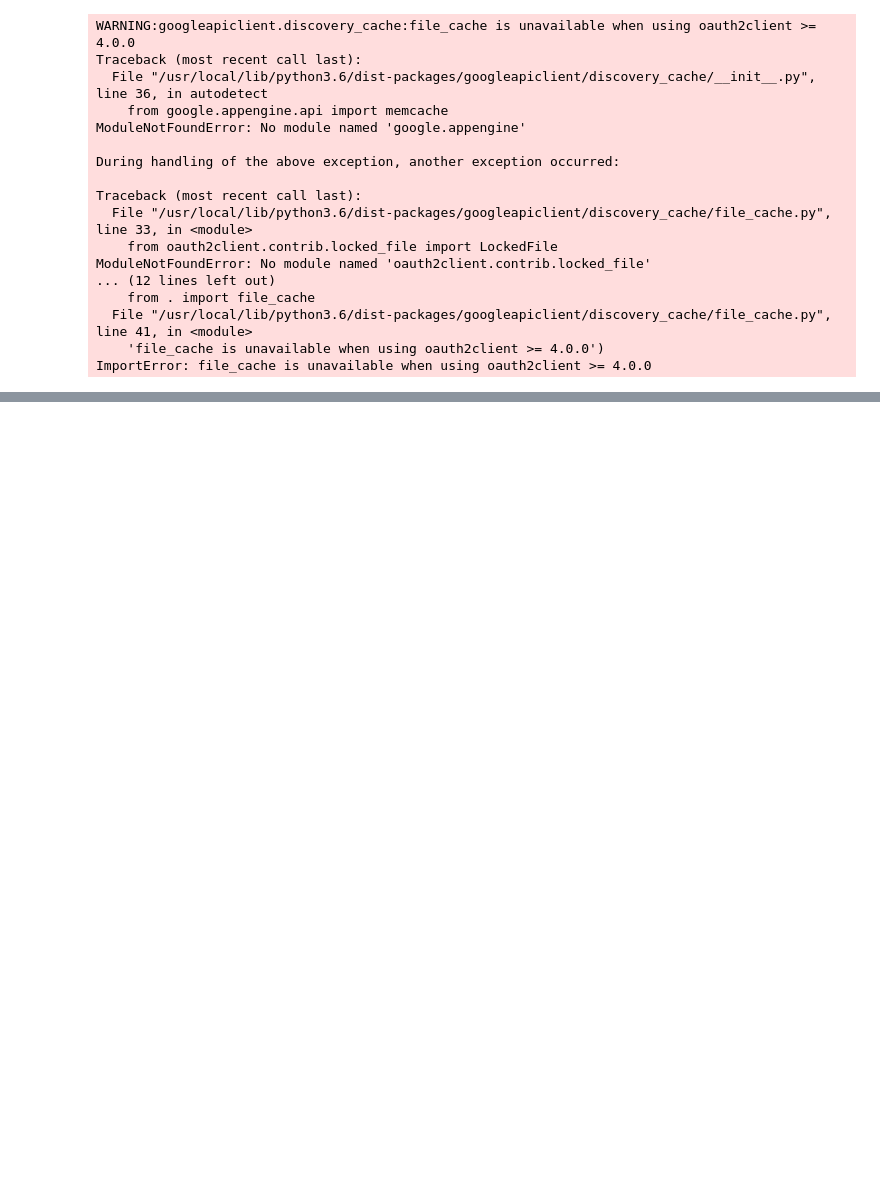
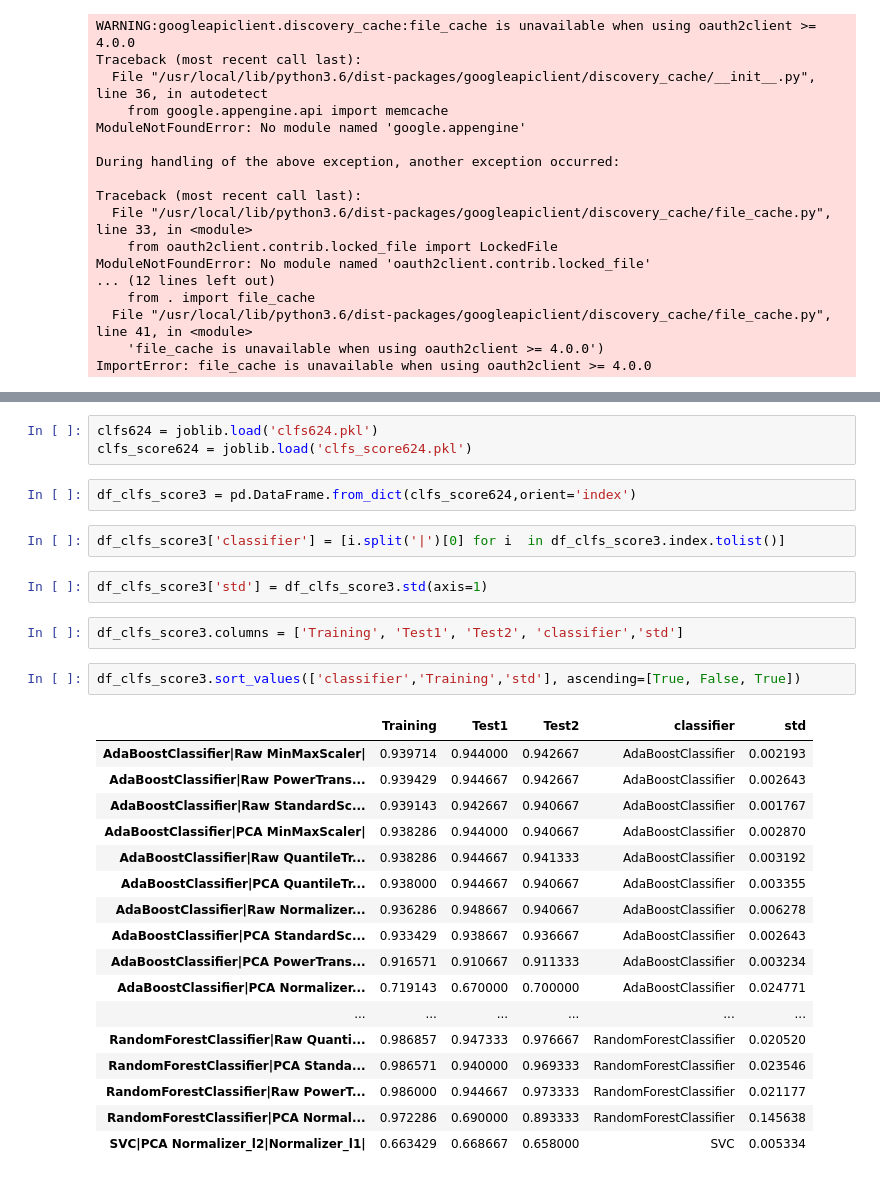
Before and after one commit to akaicomet/NJOITOpenDataCenter, a Jupyter notebook: NJOITOpenDataCenter_Pension_Record_ModelBuilding_2.ipynb, the cells around one changed output, grey strips where cells are left out. Cells and saved outputs as stored; diff of their text form; blank space fills up the shorter version.

```diff
--- a/NJOITOpenDataCenter_Pension_Record_ModelBuilding_2.ipynb
+++ b/NJOITOpenDataCenter_Pension_Record_ModelBuilding_2.ipynb
@@ -438,0 +393,31 @@ ImportError: file_cache is unavailable when using oauth2client >= 4.0.0
+# %%
+clfs624 = joblib.load('clfs624.pkl')
+clfs_score624 = joblib.load('clfs_score624.pkl')
+# %%
+df_clfs_score3 = pd.DataFrame.from_dict(clfs_score624,orient='index')
+# %%
+df_clfs_score3['classifier'] = [i.split('|')[0] for i  in df_clfs_score3.index.tolist()]
+# %%
+df_clfs_score3['std'] = df_clfs_score3.std(axis=1)
+# %%
+df_clfs_score3.columns = ['Training', 'Test1', 'Test2', 'classifier','std']
+# %%
+df_clfs_score3.sort_values(['classifier','Training','std'], ascending=[True, False, True])
+# %% [output]
+|  | Training | Test1 | Test2 | classifier | std |
+| AdaBoostClassifier|Raw MinMaxScaler| | 0.939714 | 0.944000 | 0.942667 | AdaBoostClassifier | 0.002193 |
+| AdaBoostClassifier|Raw PowerTrans... | 0.939429 | 0.944667 | 0.942667 | AdaBoostClassifier | 0.002643 |
+| AdaBoostClassifier|Raw StandardSc... | 0.939143 | 0.942667 | 0.940667 | AdaBoostClassifier | 0.001767 |
+| AdaBoostClassifier|PCA MinMaxScaler| | 0.938286 | 0.944000 | 0.940667 | AdaBoostClassifier | 0.002870 |
+| AdaBoostClassifier|Raw QuantileTr... | 0.938286 | 0.944667 | 0.941333 | AdaBoostClassifier | 0.003192 |
+| AdaBoostClassifier|PCA QuantileTr... | 0.938000 | 0.944667 | 0.940667 | AdaBoostClassifier | 0.003355 |
+| AdaBoostClassifier|Raw Normalizer... | 0.936286 | 0.948667 | 0.940667 | AdaBoostClassifier | 0.006278 |
+| AdaBoostClassifier|PCA StandardSc... | 0.933429 | 0.938667 | 0.936667 | AdaBoostClassifier | 0.002643 |
+| AdaBoostClassifier|PCA PowerTrans... | 0.916571 | 0.910667 | 0.911333 | AdaBoostClassifier | 0.003234 |
+| AdaBoostClassifier|PCA Normalizer... | 0.719143 | 0.670000 | 0.700000 | AdaBoostClassifier | 0.024771 |
+| ... | ... | ... | ... | ... | ... |
+| RandomForestClassifier|Raw Quanti... | 0.986857 | 0.947333 | 0.976667 | RandomForestClassifier | 0.020520 |
+| RandomForestClassifier|PCA Standa... | 0.986571 | 0.940000 | 0.969333 | RandomForestClassifier | 0.023546 |
+| RandomForestClassifier|Raw PowerT... | 0.986000 | 0.944667 | 0.973333 | RandomForestClassifier | 0.021177 |
+| RandomForestClassifier|PCA Normal... | 0.972286 | 0.690000 | 0.893333 | RandomForestClassifier | 0.145638 |
+| SVC|PCA Normalizer_l2|Normalizer_l1| | 0.663429 | 0.668667 | 0.658000 | SVC | 0.005334 |
```
Also changed, not shown: parts of 8 cells of this notebook.
